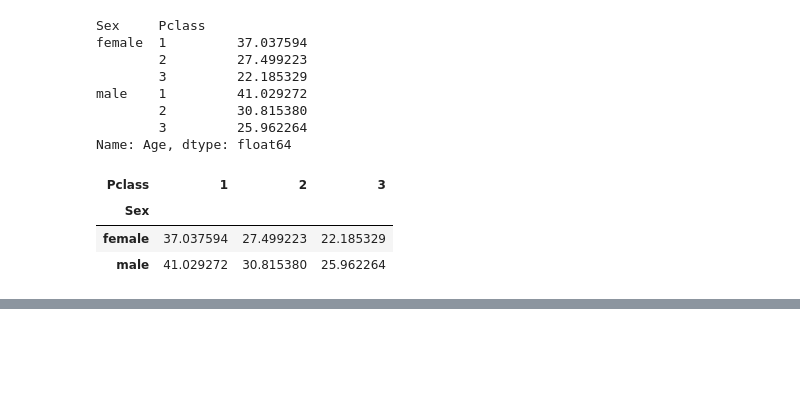
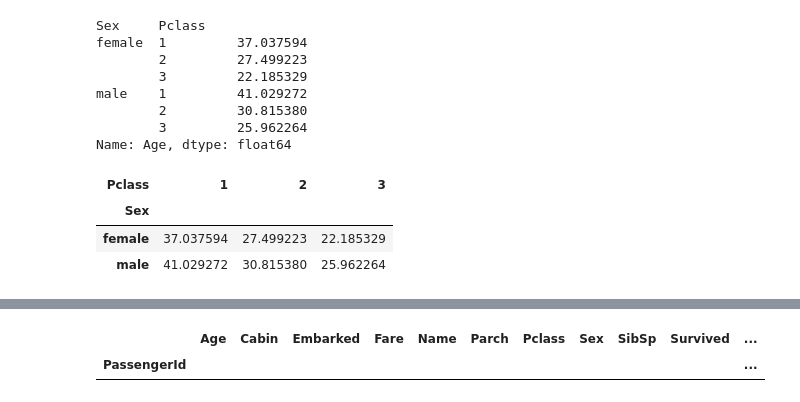
Before and after one commit to graemerenfrew/titanic, a Jupyter notebook: notebooks/2.0-ak-exploring-processing-data.ipynb, the cells around one changed output, grey strips where cells are left out. Drawn from its saved outputs; the diff is of its cells as text; code cells hidden in the pictures; blank space fills up the shorter version.

```diff
--- a/notebooks/2.0-ak-exploring-processing-data.ipynb
+++ b/notebooks/2.0-ak-exploring-processing-data.ipynb
@@ -616,0 +707,15 @@ df.groupby(['Sex','Pclass']).Age.mean().unstack()
+# %%
+# This output shows for each Pclass and Embarked combination, we have the median fare
+# So first class pax who boarded at Cherbourg is $76 - which is close to $80
+# So it is possible that the two pax we don't have Embarked data for could infact have boarded at Cherbourg
+# I'm not sure how we make that judgement instead of using Southampton - why do we give this option greater weight?
+# Perhaps because we are using multiple features to help our investigation?
+#
+# Replace the missing value with C
+df.Embarked.fillna('C', inplace=True)
+# %%
+# So now we should have no results if we look for null values
+df[df.Embarked.isnull()]
+# %% [output]
+|  | Age | Cabin | Embarked | Fare | Name | Parch | Pclass | Sex | SibSp | Survived | ... |
+| PassengerId |  |  |  |  |  |  |  |  |  |  | ... |
```
Also changed, not shown: parts of 11 cells of this notebook.
